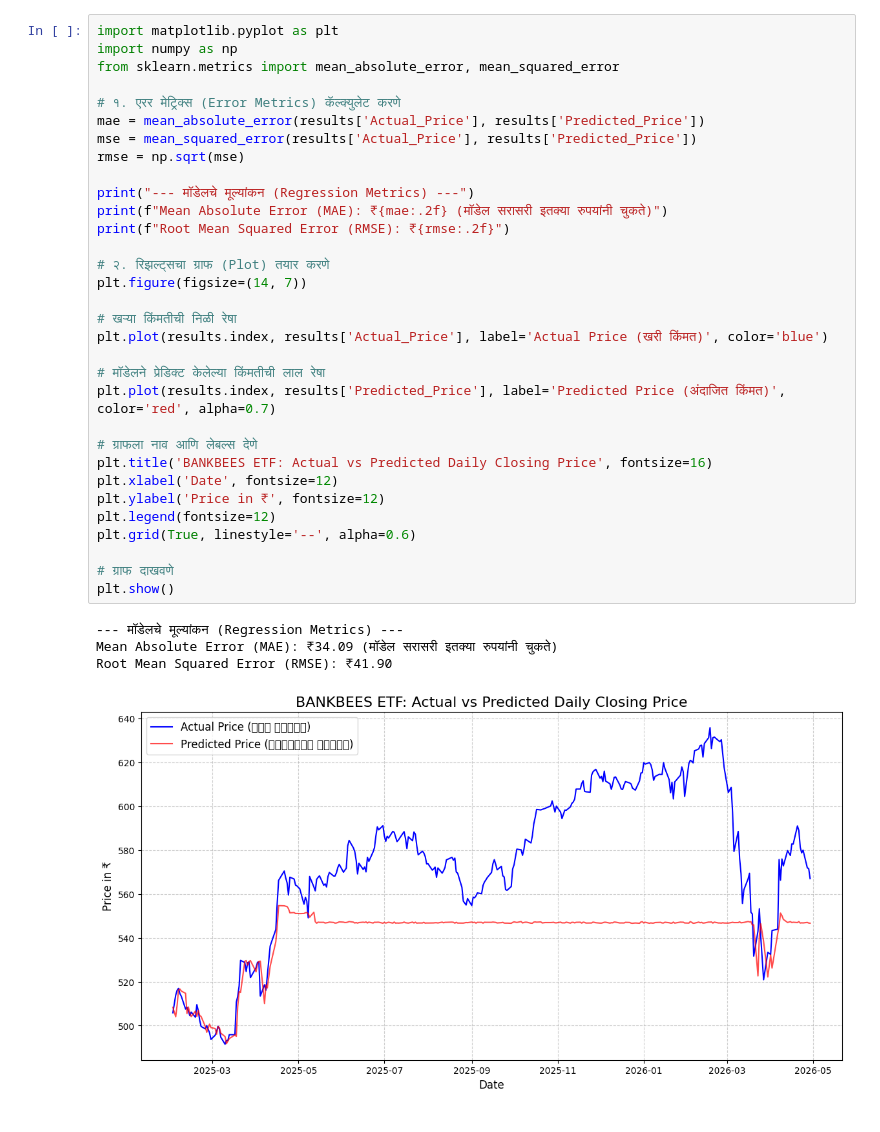
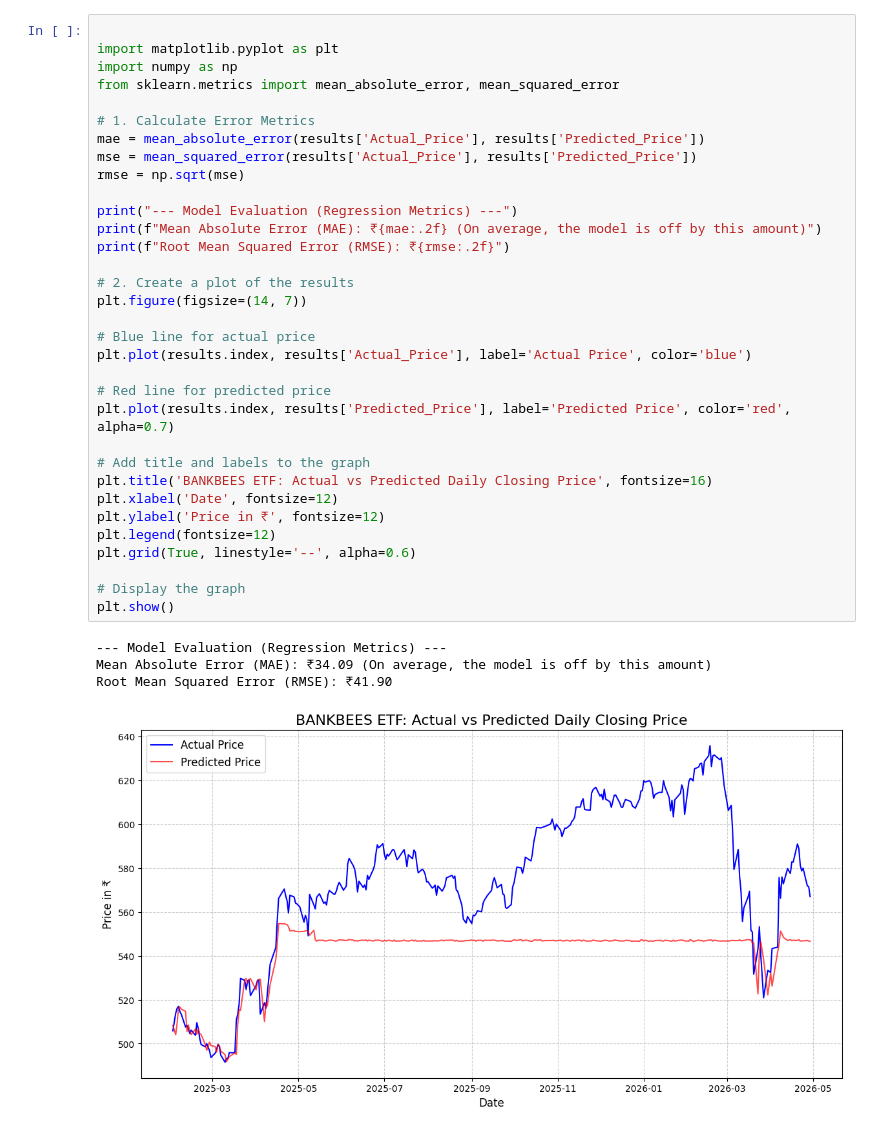
Before and after one commit to pramodj551-oss/BankBeES-Stock-Predictor, a Jupyter notebook: BankBeES_Predictor.ipynb, the cells around one changed output. Cells and saved outputs as stored; diff of their text form.

Commit message:
Upload initial ML model code for ETF price prediction
Add BankBeES Stock Predictor Jupyter Notebook

```diff
--- a/BankBeES_Predictor.ipynb
+++ b/BankBeES_Predictor.ipynb
@@ -105,39 +107,40 @@ Date
 2025-02-05    516.989990       516.292490
 2025-02-06    514.530029       516.645185
 # %%
+
 import matplotlib.pyplot as plt
 import numpy as np
 from sklearn.metrics import mean_absolute_error, mean_squared_error
 
-# १. एरर मेट्रिक्स (Error Metrics) कॅल्क्युलेट करणे
+# 1. Calculate Error Metrics
 mae = mean_absolute_error(results['Actual_Price'], results['Predicted_Price'])
 mse = mean_squared_error(results['Actual_Price'], results['Predicted_Price'])
 rmse = np.sqrt(mse)
 
-print("--- मॉडेलचे मूल्यांकन (Regression Metrics) ---")
-print(f"Mean Absolute Error (MAE): ₹{mae:.2f} (मॉडेल सरासरी इतक्या रुपयांनी चुकते)")
+print("--- Model Evaluation (Regression Metrics) ---")
+print(f"Mean Absolute Error (MAE): ₹{mae:.2f} (On average, the model is off by this amount)")
 print(f"Root Mean Squared Error (RMSE): ₹{rmse:.2f}")
 
-# २. रिझल्ट्सचा ग्राफ (Plot) तयार करणे
+# 2. Create a plot of the results
 plt.figure(figsize=(14, 7))
 
-# खऱ्या किंमतीची निळी रेषा
-plt.plot(results.index, results['Actual_Price'], label='Actual Price (खरी किंमत)', color='blue')
+# Blue line for actual price
+plt.plot(results.index, results['Actual_Price'], label='Actual Price', color='blue')
 
-# मॉडेलने प्रेडिक्ट केलेल्या किंमतीची लाल रेषा
-plt.plot(results.index, results['Predicted_Price'], label='Predicted Price (अंदाजित किंमत)', color='red', alpha=0.7)
+# Red line for predicted price
+plt.plot(results.index, results['Predicted_Price'], label='Predicted Price', color='red', alpha=0.7)
 
-# ग्राफला नाव आणि लेबल्स देणे
+# Add title and labels to the graph
 plt.title('BANKBEES ETF: Actual vs Predicted Daily Closing Price', fontsize=16)
 plt.xlabel('Date', fontsize=12)
 plt.ylabel('Price in ₹', fontsize=12)
 plt.legend(fontsize=12)
 plt.grid(True, linestyle='--', alpha=0.6)
 
-# ग्राफ दाखवणे
+# Display the graph
 plt.show()
 # %% [output]
---- मॉडेलचे मूल्यांकन (Regression Metrics) ---
-Mean Absolute Error (MAE): ₹34.09 (मॉडेल सरासरी इतक्या रुपयांनी चुकते)
+--- Model Evaluation (Regression Metrics) ---
+Mean Absolute Error (MAE): ₹34.09 (On average, the model is off by this amount)
 Root Mean Squared Error (RMSE): ₹41.90
-[figure, old version]
+[figure, new version]
```
Also changed, not shown: parts of 5 cells of this notebook.
